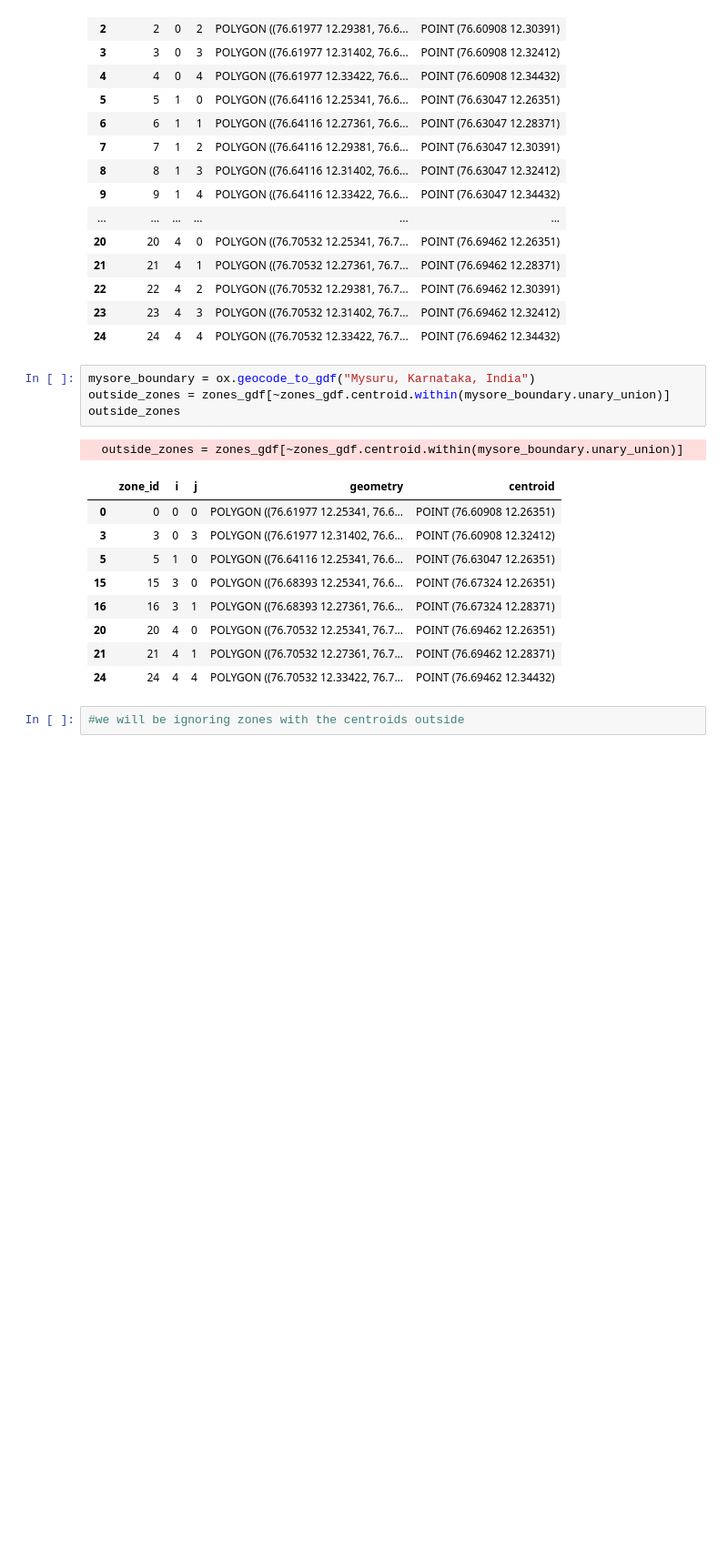
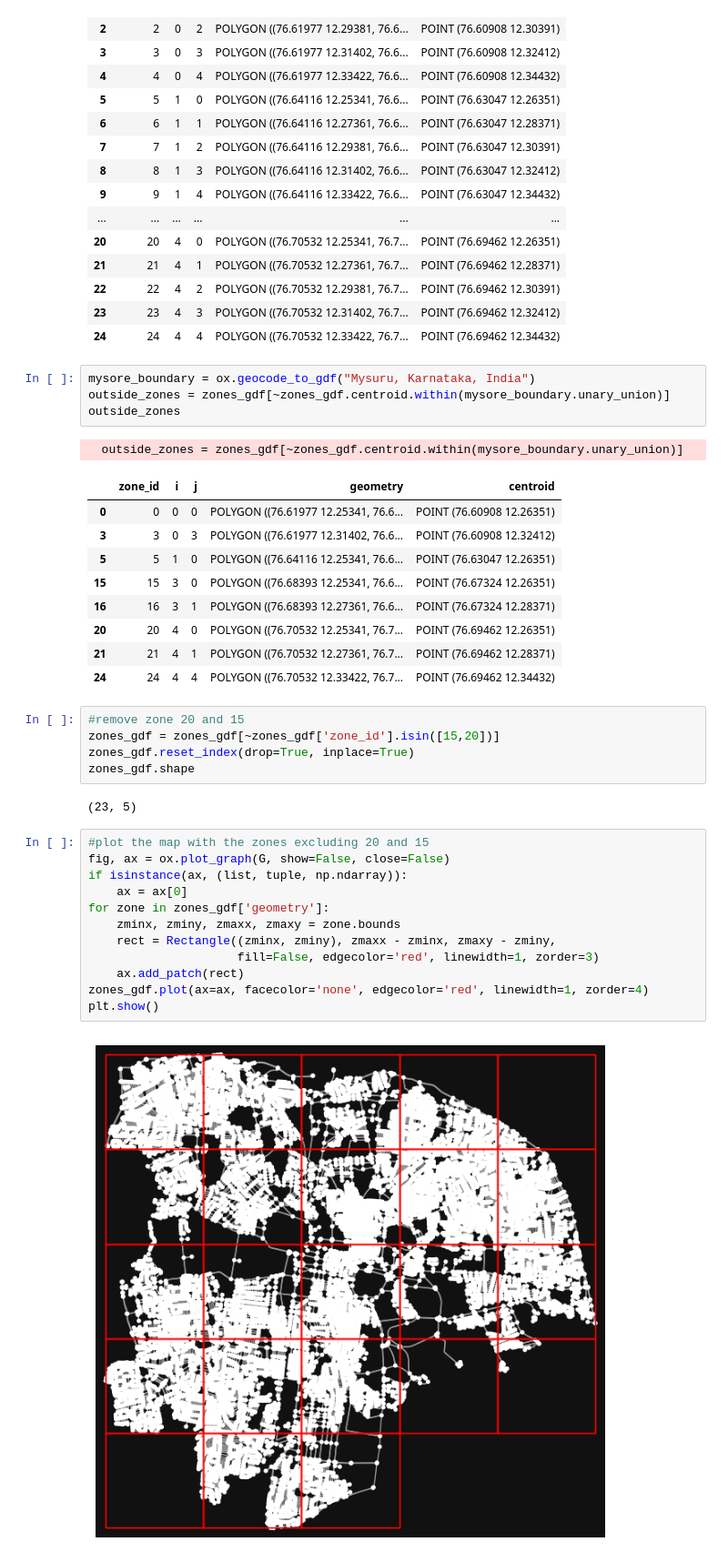
Before and after one commit to Deepaksaai/Yes-Kings-opti-project, a Jupyter notebook: 2ndoptidraft.ipynb, the cells around one changed output. Shown at 91% size. Drawn from its saved outputs; the diff is of its cells as text; blank space fills up the shorter version.

Commit message:
converted the data into csv and also removed zones which did not have any land

```diff
--- a/2ndoptidraft.ipynb
+++ b/2ndoptidraft.ipynb
@@ -208,5 +204,24 @@ outside_zones
 | 20 | 20 | 4 | 0 | POLYGON ((76.70532 12.25341, 76.7... | POINT (76.69462 12.26351) |
 | 21 | 21 | 4 | 1 | POLYGON ((76.70532 12.27361, 76.7... | POINT (76.69462 12.28371) |
 | 24 | 24 | 4 | 4 | POLYGON ((76.70532 12.33422, 76.7... | POINT (76.69462 12.34432) |
-# %%
-#we will be ignoring zones with the centroids outside
+# %%
+#remove zone 20 and 15
+zones_gdf = zones_gdf[~zones_gdf['zone_id'].isin([15,20])]
+zones_gdf.reset_index(drop=True, inplace=True)
+zones_gdf.shape
+# %% [output]
+(23, 5)
+# %%
+#plot the map with the zones excluding 20 and 15
+fig, ax = ox.plot_graph(G, show=False, close=False)
+if isinstance(ax, (list, tuple, np.ndarray)):
+    ax = ax[0]
+for zone in zones_gdf['geometry']:
+    zminx, zminy, zmaxx, zmaxy = zone.bounds
+    rect = Rectangle((zminx, zminy), zmaxx - zminx, zmaxy - zminy,
+                     fill=False, edgecolor='red', linewidth=1, zorder=3)
+    ax.add_patch(rect)
+zones_gdf.plot(ax=ax, facecolor='none', edgecolor='red', linewidth=1, zorder=4)
+plt.show()
+# %% [output]
+[figure, added]
```
Also changed, not shown: parts of 5 cells of this notebook.
